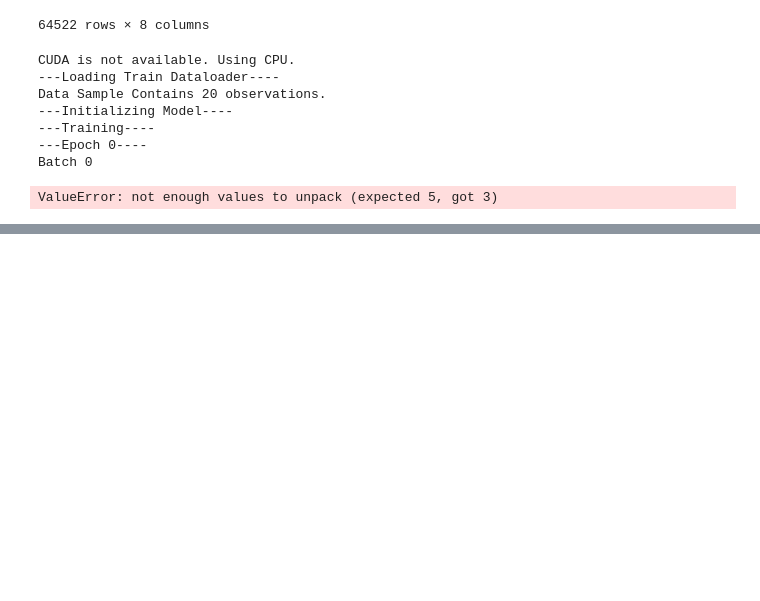
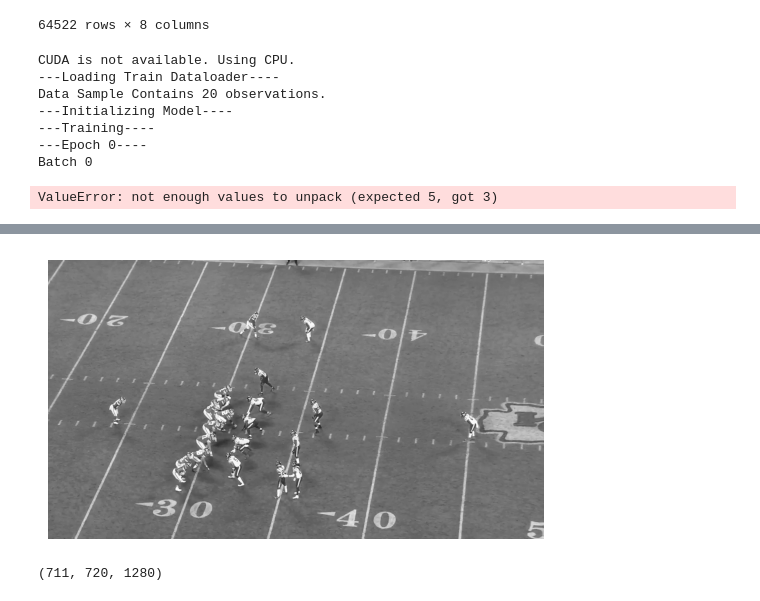
Before and after one commit to nickb1125/Contact-Detection, a Jupyter notebook: scrath.ipynb, the cells around one changed output, grey strips where cells are left out. Saved outputs shown, nothing was run; the diff lists cells and outputs as text; code cells hidden in the pictures; blank space fills up the shorter version.

```diff
--- a/scrath.ipynb
+++ b/scrath.ipynb
@@ -252,0 +256,28 @@ ValueError: not enough values to unpack (expected 5, got 3)
+# %%
+def read_video(id, view, type, backround_removal=False):
+    """Reads video to numpy array using Open-CV"""
+    if backround_removal:
+        filepath = f"nfl-player-contact-detection/{type}/backround_removal/{id}_{view}.mp4"
+    else:
+        filepath = f"nfl-player-contact-detection/{type}/{id}_{view}.mp4"
+    # Open the video file
+    cap = cv2.VideoCapture(filepath)
+
+    # Get video properties
+    num_frames = int(cap.get(cv2.CAP_PROP_FRAME_COUNT))
+    height = int(cap.get(cv2.CAP_PROP_FRAME_HEIGHT))
+    width = int(cap.get(cv2.CAP_PROP_FRAME_WIDTH))
+
+    # Initialize an empty numpy array to store the frames
+    video_array = np.empty((num_frames, 3, height, width), dtype=np.uint8)
+
+    # Loop through each frame and store it in the numpy array
+    for i in range(num_frames):
+        ret, frame = cap.read()
+        if not ret:
+            break
+        video_array[i] = frame.transpose(2, 0, 1)
+
+    # Release the video object
+    cap.release()
+    return video_array
@@ -252,0 +320,6 @@ ValueError: not enough values to unpack (expected 5, got 3)
+# %%
+plt.imshow(np.mean(image, axis = 0), cmap='gray')
+plt.axis('off')  # Turn off axis
+plt.show()
+# %% [output]
+[figure, added]
@@ -252,0 +354,5 @@ ValueError: not enough values to unpack (expected 5, got 3)
+# %%
+image=read_video(id = "58168_003392", view="Sideline", type="train", backround_removal=False)
+image.shape
+# %% [output]
+(711, 720, 1280)
```
Also changed, not shown: parts of 6 cells of this notebook, 1 other file.
